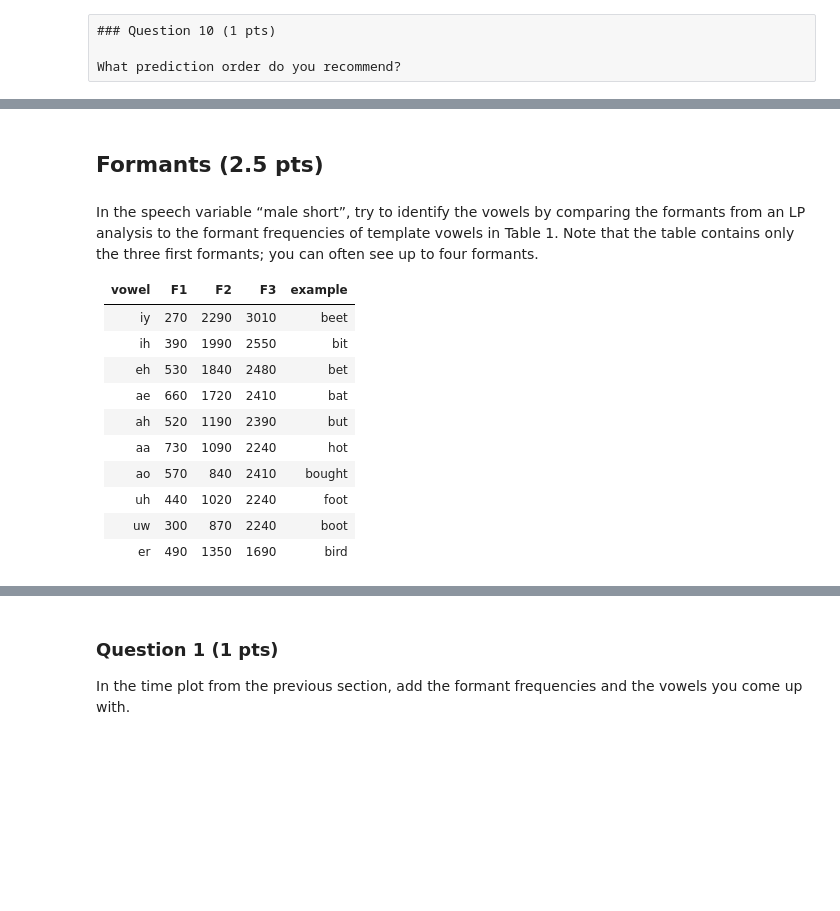
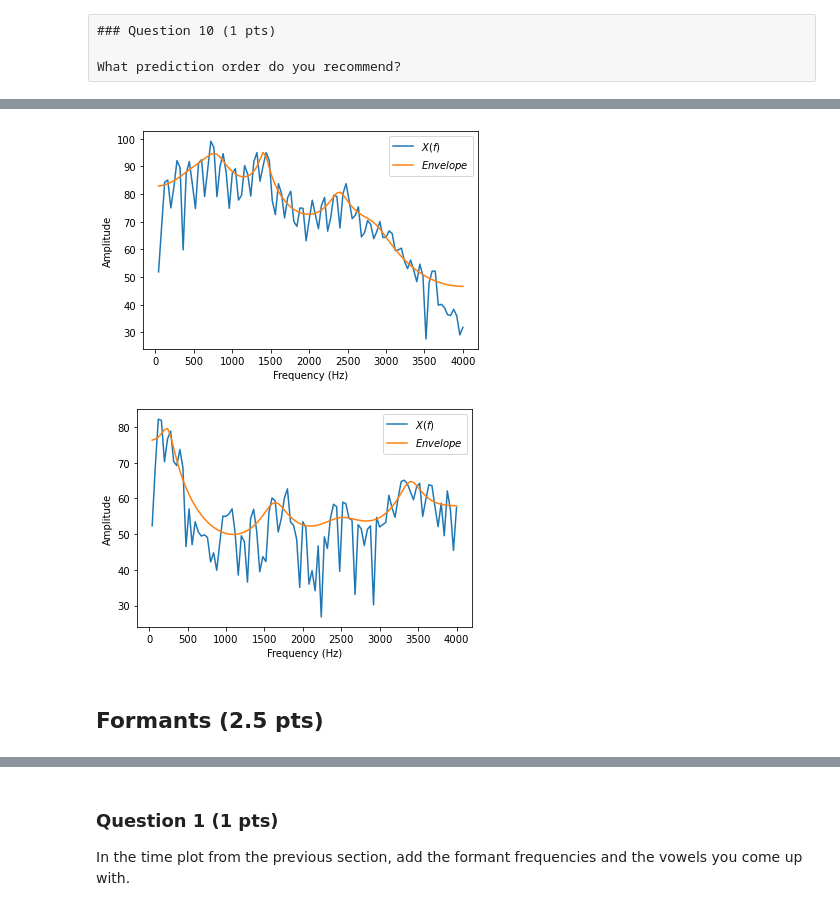
Before and after one commit to bossersimon/EQ2321, a Jupyter notebook: assignment_1.ipynb, the cells around one changed output, grey strips where cells are left out. Cells and saved outputs as stored; diff of their text form; code cells hidden in the pictures; blank space fills up the shorter version.

```diff
--- a/assignment_1.ipynb
+++ b/assignment_1.ipynb
@@ -300,0 +338,12 @@ Repeat the spectrum plotting for an unvoiced frame.
+# %%
+xf = x[S:S+N]*signal.windows.hann(N)
+xf2 = x[S2:S2+N2]*signal.windows.hann(N)
+
+X = fft(xf)
+X2 = fft(xf2)
+
+fig1,ax1 = get_envelop(xf,M,N=N,fs=8000)
+fig2,ax2 = get_envelop(xf2,M,N=N2,fs=8000)
+# %% [output]
+[figure, added]
+[figure, added]
@@ -301,21 +371,2 @@ Repeat the spectrum plotting for an unvoiced frame.
 # %% [markdown]
 ## Formants (2.5 pts)
-# %% [markdown]
-In the speech variable “male short”, try to identify the vowels by comparing
-the formants from an LP analysis to the formant frequencies of template vowels
-in Table 1. Note that the table contains only the three first formants; you can
-often see up to four formants.
-
-
-|vowel|F1|F2|F3|example|
-|:---:|:--:|:--:|:--:|:---:|
-|iy|270|2290|3010|beet|
-|ih|390|1990|2550|bit|
-|eh|530|1840|2480|bet|
-|ae|660|1720|2410|bat|
-|ah|520|1190|2390|but|
-|aa|730|1090|2240|hot|
-|ao|570|840|2410|bought|
-|uh|440|1020|2240|foot|
-|uw|300|870|2240|boot|
-|er|490|1350|1690|bird|
```
Also changed, not shown: parts of 10 cells of this notebook, 1 other file.
